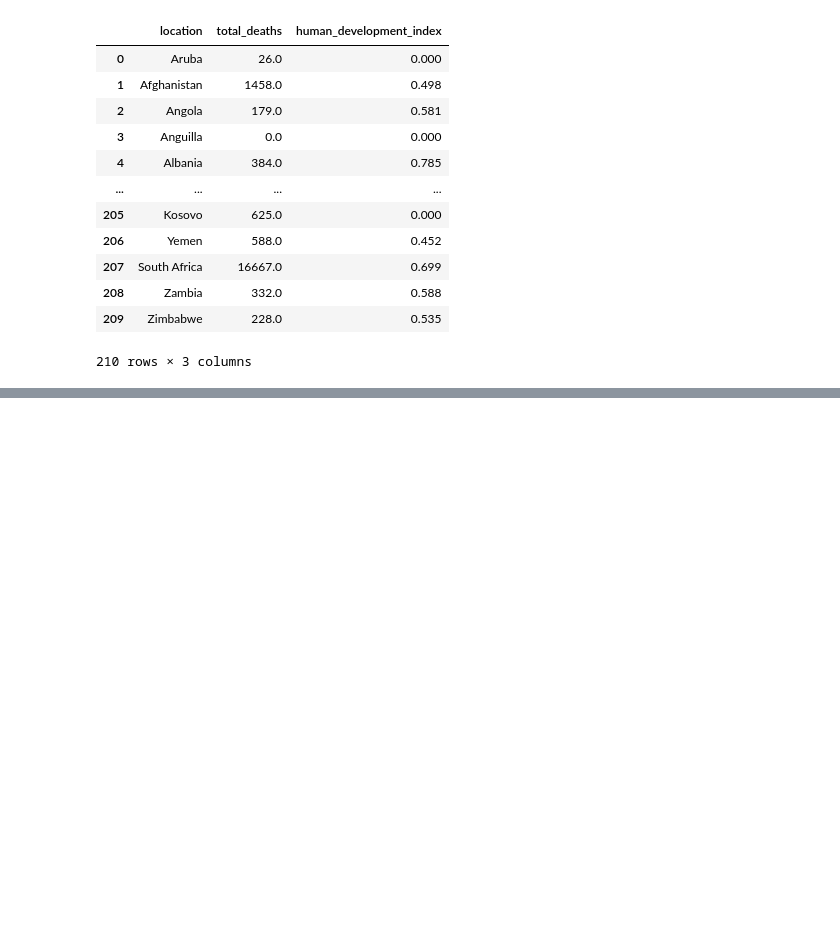
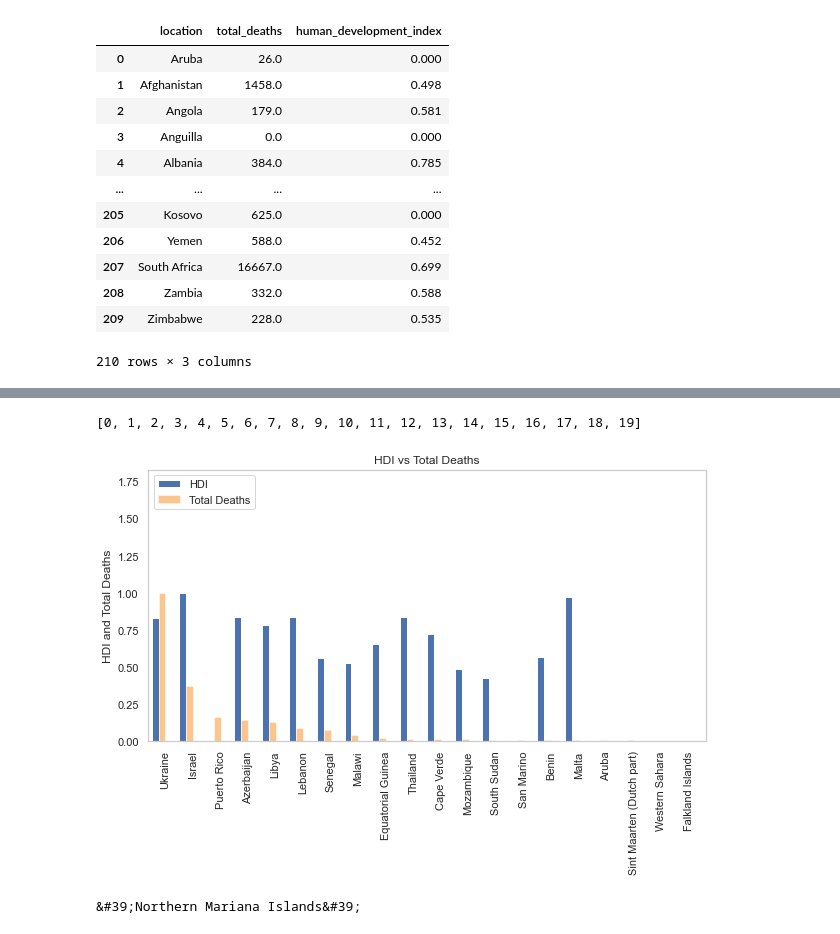
Before and after one commit to skumble27/COVID-19-Causation, a Jupyter notebook: sumukh_kumble/skprojectDraft5.ipynb, the cells around one changed output, grey strips where cells are left out. Saved outputs shown, nothing was run; the diff lists cells and outputs as text; code cells hidden in the pictures; blank space fills up the shorter version.

```diff
--- a/sumukh_kumble/skprojectDraft5.ipynb
+++ b/sumukh_kumble/skprojectDraft5.ipynb
@@ -431,0 +463,3 @@ y_total_deaths = random_country_list['total_deaths']
+# %%
+df = pd.DataFrame(scaler.fit_transform(data))
+df.dtypes
@@ -431,0 +470,2 @@ y_total_deaths = random_country_list['total_deaths']
+# %%
+len(scaler.fit_transform(data)[:,0])
@@ -431,0 +474,5 @@ y_total_deaths = random_country_list['total_deaths']
+# %%
+new_random_df['Scaled HDI'] = scaler.fit_transform(data)[:,0]# First columns
+
+new_random_df['Scaled Total Deaths']=scaler.fit_transform(data)[:,1]
+new_random_df
@@ -431,0 +497,3 @@ y_total_deaths = random_country_list['total_deaths']
+# %%
+pos = list(range(len(new_random_df['HDI'])))
+width = 0.25
@@ -431,0 +520,58 @@ y_total_deaths = random_country_list['total_deaths']
+# %%
+pos
+# %% [output]
+[0, 1, 2, 3, 4, 5, 6, 7, 8, 9, 10, 11, 12, 13, 14, 15, 16, 17, 18, 19]
+# %%
+fig, ax = plt.subplots(figsize=(10,5))
+
+# Create a bar with pre_score data,
+# in position pos,
+plt.bar(pos,
+        #using df['pre_score'] data,
+        new_random_df['Scaled HDI'],
+        # of width
+        width,
+        # with alpha 0.5
+        #alpha=0.5,
+        # with color
+        #color='#EE3224',
+        # with label the first value in first_name
+        #label=new_random_df['Country'][0])
+)
+
+plt.bar([p + width for p in pos],
+        #using df['mid_score'] data,
+        new_random_df['Scaled Total Deaths'],
+        # of width
+        width,
+        # with alpha 0.5
+        alpha=0.5,
+        # with color
+        color='#F78F1E',
+        # with label the second value in first_name
+        #label=df['first_name'][1])
+)
+# Set the y axis label
+ax.set_ylabel('HDI and Total Deaths')
+
+# Set the chart's title
+ax.set_title('HDI vs Total Deaths')
+
+# Set the position of the x ticks
+ax.set_xticks([p + 1.5 * width for p in pos])
+
+# Set the labels for the x ticks
+ax.set_xticklabels(new_random_df['Country'])
+
+# Setting the x-axis and y-axis limits
+plt.xlim(min(pos)-width, max(pos)+width*4)
+plt.ylim([0, max(new_random_df['Scaled HDI'] + new_random_df['Scaled Total Deaths'])])
+
+
+# Adding the legend and showing the plot
+plt.legend(['HDI','Total Deaths'], loc='upper left')
+plt.xticks(rotation=90)
+plt.grid()
+plt.show()
+# %% [output]
+[figure, added]
@@ -432,2 +599,6 @@ y_total_deaths = random_country_list['total_deaths']
+# %%
+new_random_df['Country'][0]
+# %% [output]
+&#39;Northern Mariana Islands&#39;
 # %%
 # %% [output]
```
Also changed, not shown: parts of 11 cells of this notebook, 1 other file.
